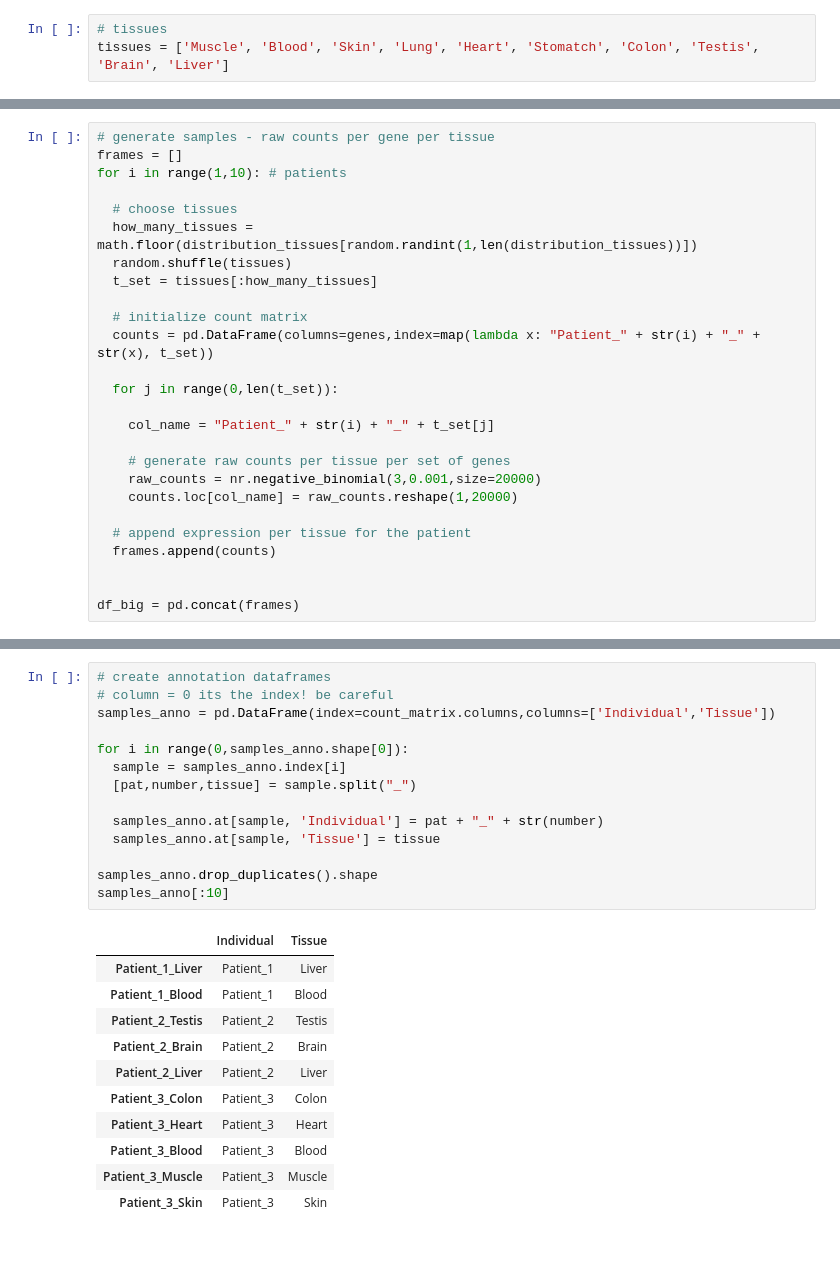
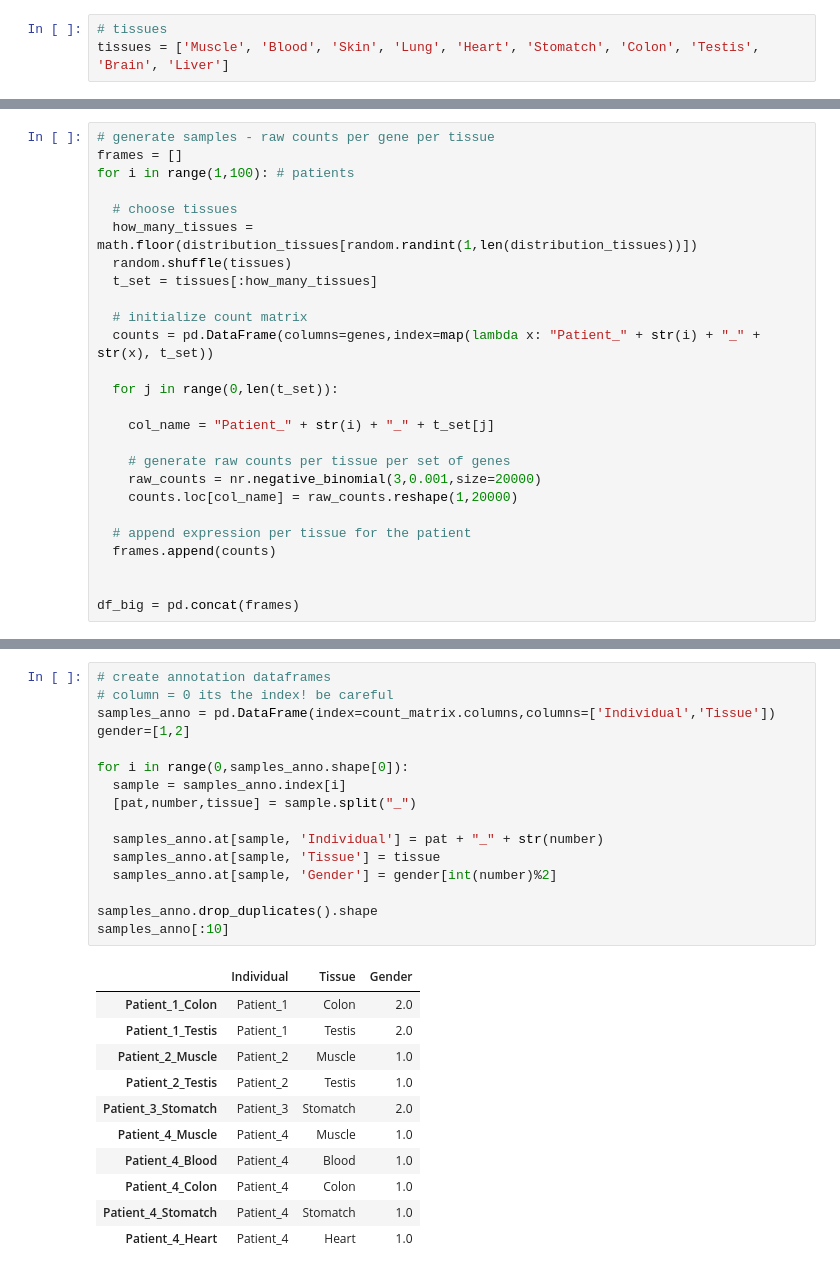
Before and after one commit to gagneurlab/rep, a Jupyter notebook: notebooks/preprocessing/preprocessing.ipynb, the cells around one changed output, grey strips where cells are left out. Cells and saved outputs as stored; diff of their text form.

```diff
--- a/notebooks/preprocessing/preprocessing.ipynb
+++ b/notebooks/preprocessing/preprocessing.ipynb
@@ -263,7 +266,7 @@ array([1.43544583, 2.17944366, 1.84529393, 2.3820589 , 6.49733261,
 # %%
 # generate samples - raw counts per gene per tissue
 frames = []
-for i in range(1,10): # patients
+for i in range(1,100): # patients
 
   # choose tissues
   how_many_tissues = math.floor(distribution_tissues[random.randint(1,len(distribution_tissues))])
@@ -295,29 +298,31 @@ count_matrix.shape
 # %%
 # create annotation dataframes
 # column = 0 its the index! be careful
 samples_anno = pd.DataFrame(index=count_matrix.columns,columns=['Individual','Tissue'])
+gender=[1,2]
 
 for i in range(0,samples_anno.shape[0]):
   sample = samples_anno.index[i]
   [pat,number,tissue] = sample.split("_")
 
   samples_anno.at[sample, 'Individual'] = pat + "_" + str(number)
   samples_anno.at[sample, 'Tissue'] = tissue
+  samples_anno.at[sample, 'Gender'] = gender[int(number)%2]
 
 samples_anno.drop_duplicates().shape
 samples_anno[:10]
 # %% [output]
-|  | Individual | Tissue |
-| Patient_1_Liver | Patient_1 | Liver |
-| Patient_1_Blood | Patient_1 | Blood |
-| Patient_2_Testis | Patient_2 | Testis |
-| Patient_2_Brain | Patient_2 | Brain |
-| Patient_2_Liver | Patient_2 | Liver |
-| Patient_3_Colon | Patient_3 | Colon |
-| Patient_3_Heart | Patient_3 | Heart |
-| Patient_3_Blood | Patient_3 | Blood |
-| Patient_3_Muscle | Patient_3 | Muscle |
-| Patient_3_Skin | Patient_3 | Skin |
+|  | Individual | Tissue | Gender |
+| Patient_1_Colon | Patient_1 | Colon | 2.0 |
+| Patient_1_Testis | Patient_1 | Testis | 2.0 |
+| Patient_2_Muscle | Patient_2 | Muscle | 1.0 |
+| Patient_2_Testis | Patient_2 | Testis | 1.0 |
+| Patient_3_Stomatch | Patient_3 | Stomatch | 2.0 |
+| Patient_4_Muscle | Patient_4 | Muscle | 1.0 |
+| Patient_4_Blood | Patient_4 | Blood | 1.0 |
+| Patient_4_Colon | Patient_4 | Colon | 1.0 |
+| Patient_4_Stomatch | Patient_4 | Stomatch | 1.0 |
+| Patient_4_Heart | Patient_4 | Heart | 1.0 |
 # %%
 genes_anno = pd.DataFrame(index=count_matrix.index)
 genes_anno.shape
```
Also changed, not shown: parts of 15 cells of this notebook, 2 other files.
